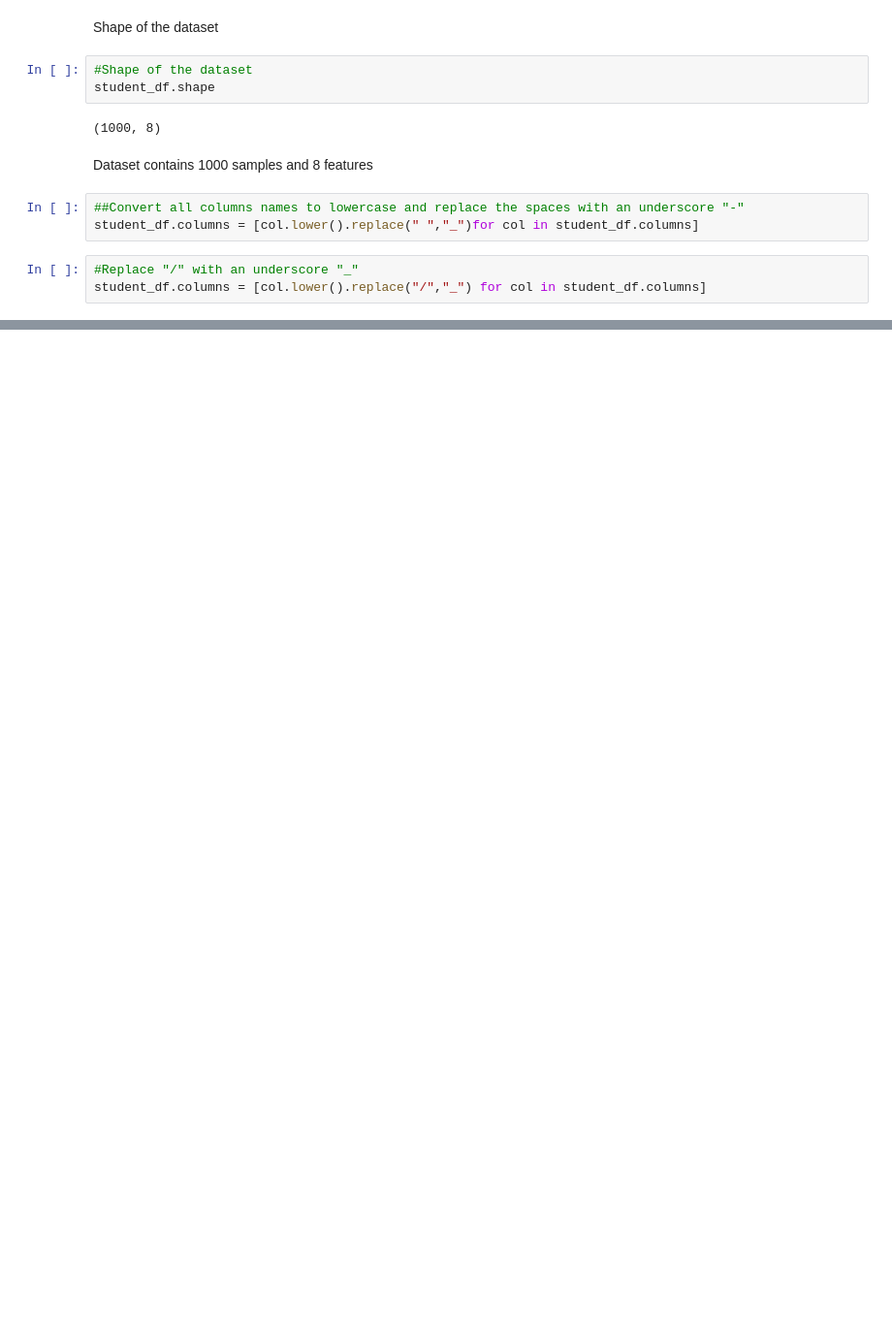
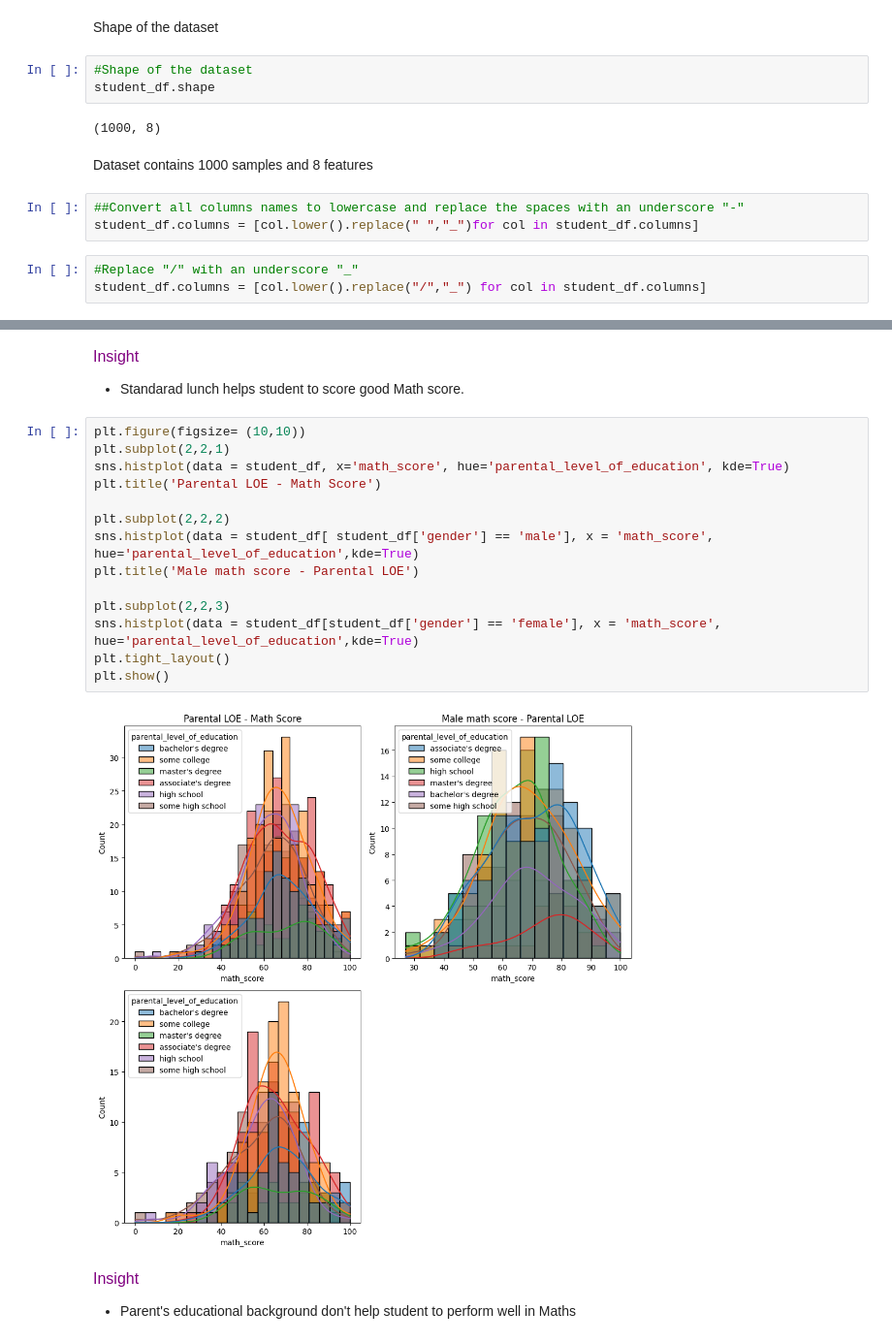
Before and after one commit to Mastaiah/E2E-ML-Project, a Jupyter notebook: exploratory_data_analysis/student_performance.ipynb, the cells around one changed output, grey strips where cells are left out. Shown at 97% size. Drawn from its saved outputs; the diff is of its cells as text; blank space fills up the shorter version.

```diff
--- a/exploratory_data_analysis/student_performance.ipynb
+++ b/exploratory_data_analysis/student_performance.ipynb
@@ -86,0 +295,24 @@ student_df.to_csv('../data_repository/cleaned/StudentPerformance.csv', index=Fal
+# %% [markdown]
+<p><font size=3><span style="color:purple">Insight</span></font></p>
+
+- Standarad lunch helps student to score good Math score.
+# %%
+plt.figure(figsize= (10,10))
+plt.subplot(2,2,1)
+sns.histplot(data = student_df, x='math_score', hue='parental_level_of_education', kde=True)
+plt.title('Parental LOE - Math Score')
+
+plt.subplot(2,2,2)
+sns.histplot(data = student_df[ student_df['gender'] == 'male'], x = 'math_score', hue='parental_level_of_education',kde=True)
+plt.title('Male math score - Parental LOE')
+
+plt.subplot(2,2,3)
+sns.histplot(data = student_df[student_df['gender'] == 'female'], x = 'math_score', hue='parental_level_of_education',kde=True)
+plt.tight_layout()
+plt.show()
+# %% [output]
+[figure, added]
+# %% [markdown]
+<p><font size=3><span style="color:purple">Insight</span></font></p>
+
+ - Parent's educational background don't help student to perform well in Maths
```
Also changed, not shown: parts of 30 cells of this notebook, 6 other files.
